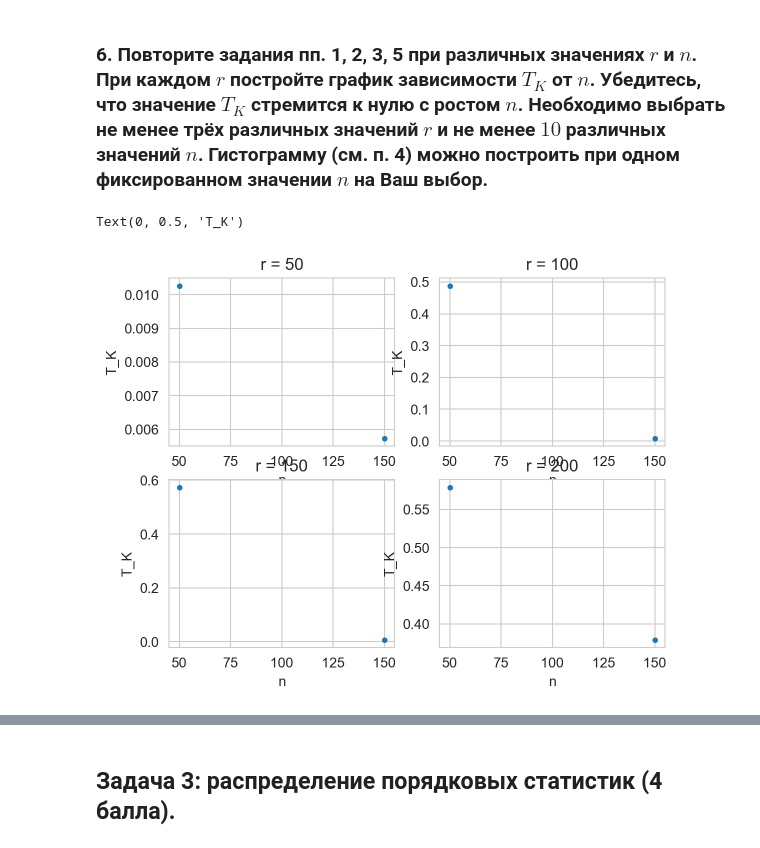
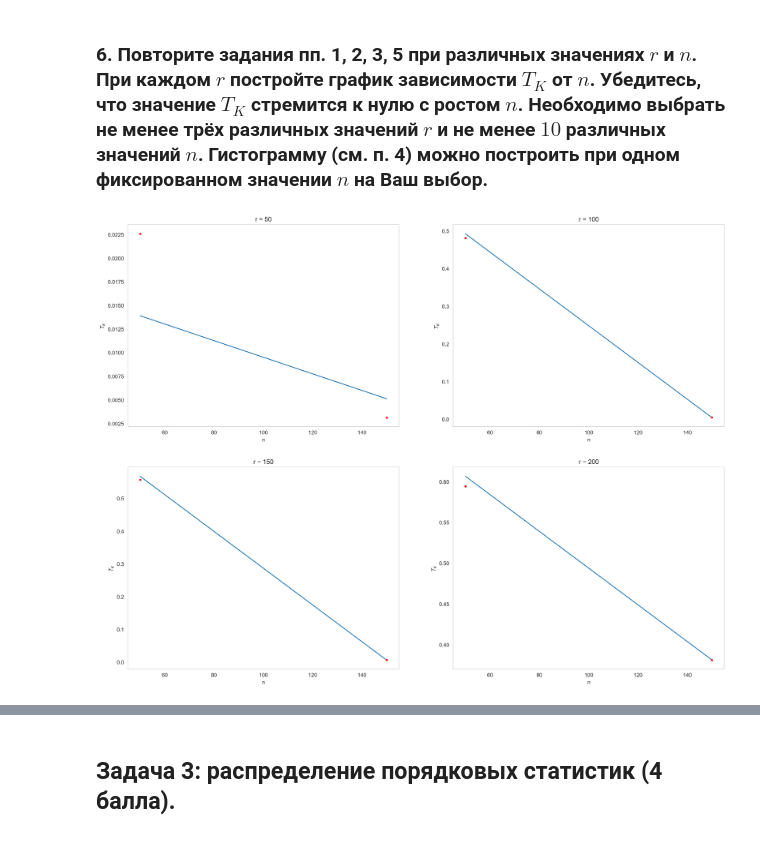
Before and after one commit to sudakovcom/Statistics, a Jupyter notebook: Task 3.ipynb, the cells around one changed output, grey strips where cells are left out. Cells and saved outputs as stored; diff of their text form; code cells hidden in the pictures.

```diff
--- a/Task 3.ipynb
+++ b/Task 3.ipynb
@@ -265,27 +271,34 @@ def T_K_list(r, N):
     return T_K
 # %%
 N = np.arange(50, 200, 100)
-fig, axes = plt.subplots(2, 2)
+fig, axes = plt.subplots(2, 2, figsize=(20, 15))
 
-axes[0, 0].plot(N, T_K_list(50, N), '.')
+axes[0, 0].plot(N, T_K_list(50, N))
+axes[0, 0].plot(N, T_K_list(50, N), '.', color="red")
 axes[0, 0].set_title("r = 50")
 axes[0, 0].set_xlabel("n")
-axes[0, 0].set_ylabel("T_K")
+axes[0, 0].set_ylabel('$T_K$')
+axes[0, 0].grid()
 
-axes[0, 1].plot(N, T_K_list(100, N), '.')
+axes[0, 1].plot(N, T_K_list(100, N))
+axes[0, 1].plot(N, T_K_list(100, N), '.', color="red")
 axes[0, 1].set_title("r = 100")
 axes[0, 1].set_xlabel("n")
-axes[0, 1].set_ylabel("T_K")
+axes[0, 1].set_ylabel('$T_K$')
+axes[0, 1].grid()
 
-axes[1, 0].plot(N, T_K_list(150, N), '.')
+axes[1, 0].plot(N, T_K_list(150, N))
+axes[1, 0].plot(N, T_K_list(150, N), '.', color="red")
 axes[1, 0].set_title("r = 150")
 axes[1, 0].set_xlabel("n")
-axes[1, 0].set_ylabel("T_K")
+axes[1, 0].set_ylabel('$T_K$')
+axes[1, 0].grid()
 
-axes[1, 1].plot(N, T_K_list(200, N), '.')
+axes[1, 1].plot(N, T_K_list(200, N))
+axes[1, 1].plot(N, T_K_list(200, N), '.', color="red")
 axes[1, 1].set_title("r = 200")
 axes[1, 1].set_xlabel("n")
-axes[1, 1].set_ylabel("T_K")
+axes[1, 1].set_ylabel('$T_K$')
+axes[1, 1].grid()
 # %% [output]
-Text(0, 0.5, 'T_K')
-[figure, old version]
+[figure, new version]
```
Also changed, not shown: parts of 11 cells of this notebook, 1 other file.
